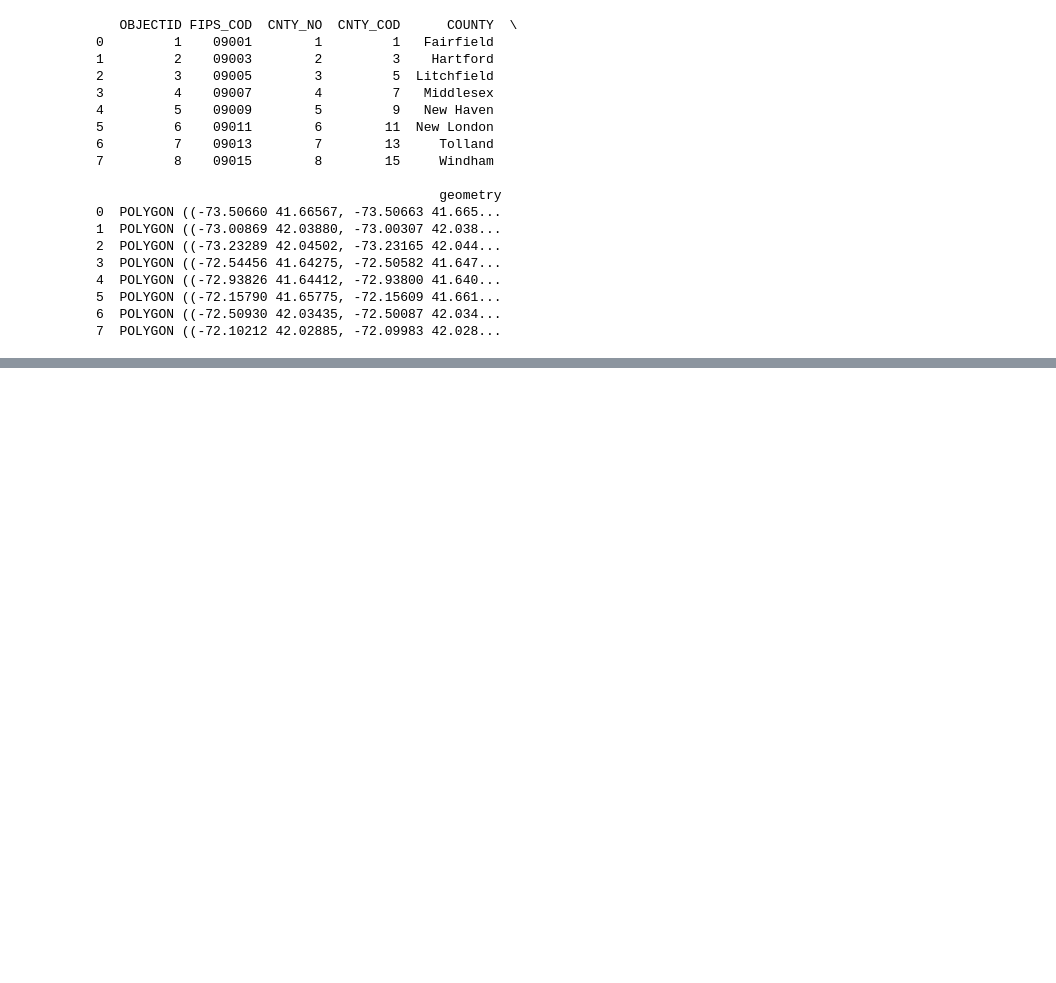
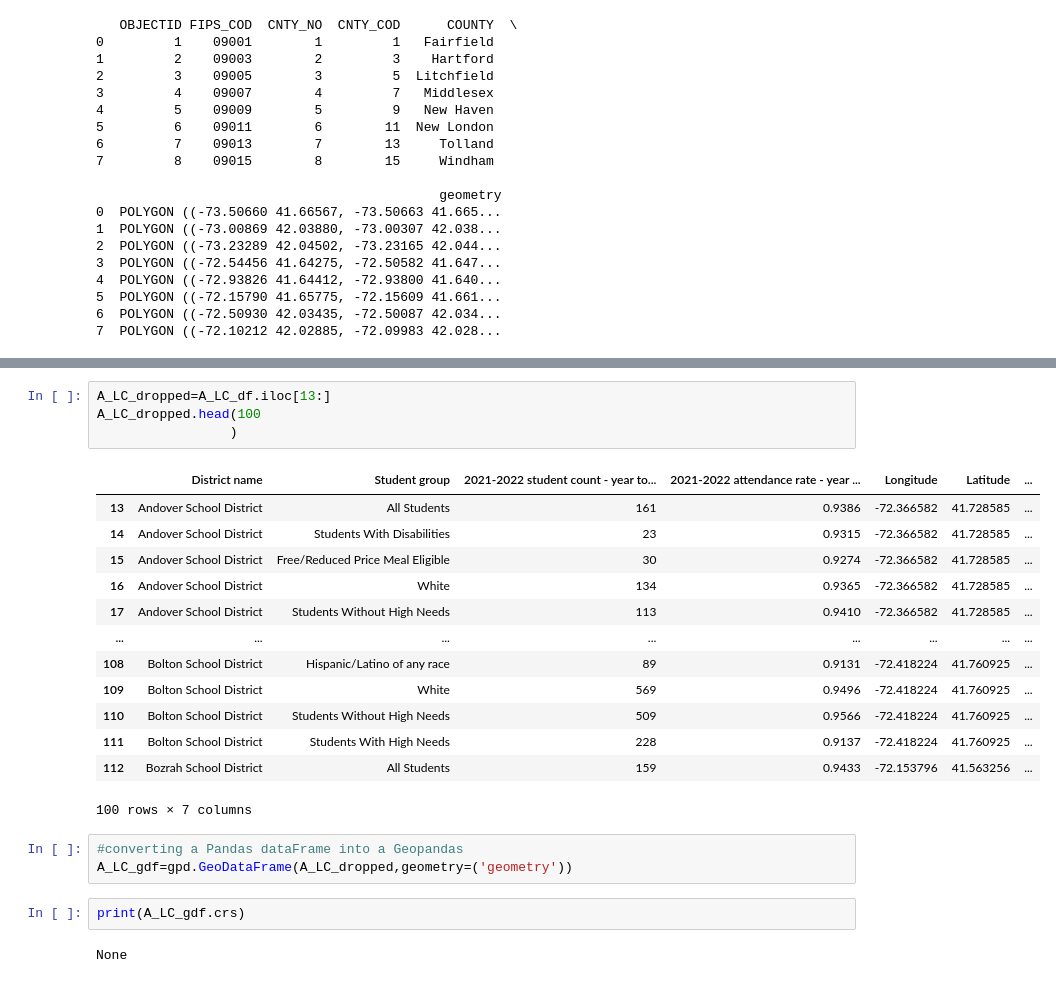
Before and after one commit to dmisiti/project_3_data_visualization, a Jupyter notebook: Untitled.ipynb, the cells around one changed output, grey strips where cells are left out. Drawn from its saved outputs; the diff is of its cells as text; blank space fills up the shorter version.

```diff
--- a/Untitled.ipynb
+++ b/Untitled.ipynb
@@ -336,0 +377,25 @@ AttributeError: 'DataFrame' object has no attribute 'explore'
+# %%
+A_LC_dropped=A_LC_df.iloc[13:]
+A_LC_dropped.head(100
+                 )
+# %% [output]
+|  | District name | Student group | 2021-2022 student count - year to... | 2021-2022 attendance rate - year ... | Longitude | Latitude | ... |
+| 13 | Andover School District | All Students | 161 | 0.9386 | -72.366582 | 41.728585 | ... |
+| 14 | Andover School District | Students With Disabilities | 23 | 0.9315 | -72.366582 | 41.728585 | ... |
+| 15 | Andover School District | Free/Reduced Price Meal Eligible | 30 | 0.9274 | -72.366582 | 41.728585 | ... |
+| 16 | Andover School District | White | 134 | 0.9365 | -72.366582 | 41.728585 | ... |
+| 17 | Andover School District | Students Without High Needs | 113 | 0.9410 | -72.366582 | 41.728585 | ... |
+| ... | ... | ... | ... | ... | ... | ... | ... |
+| 108 | Bolton School District | Hispanic/Latino of any race | 89 | 0.9131 | -72.418224 | 41.760925 | ... |
+| 109 | Bolton School District | White | 569 | 0.9496 | -72.418224 | 41.760925 | ... |
+| 110 | Bolton School District | Students Without High Needs | 509 | 0.9566 | -72.418224 | 41.760925 | ... |
+| 111 | Bolton School District | Students With High Needs | 228 | 0.9137 | -72.418224 | 41.760925 | ... |
+| 112 | Bozrah School District | All Students | 159 | 0.9433 | -72.153796 | 41.563256 | ... |
+100 rows × 7 columns
+# %%
+#converting a Pandas dataFrame into a Geopandas
+A_LC_gdf=gpd.GeoDataFrame(A_LC_dropped,geometry=('geometry'))
+# %%
+print(A_LC_gdf.crs)
+# %% [output]
+None
```
Also changed, not shown: parts of 35 cells of this notebook, 1 other file.
